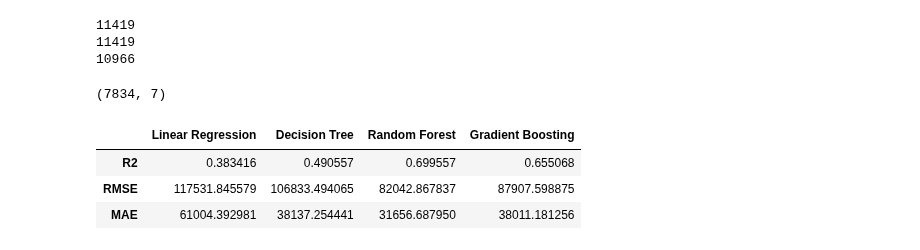
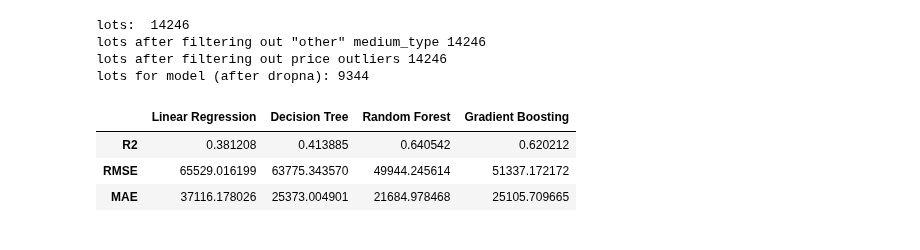
Before and after one commit to cryptogazzetta/Arte, a Jupyter notebook: analysis/artsy_auctions.ipynb, the cells around one changed output. Drawn from its saved outputs; the diff is of its cells as text; code cells hidden in the pictures.

```diff
--- a/analysis/artsy_auctions.ipynb
+++ b/analysis/artsy_auctions.ipynb
@@ -130,30 +130,29 @@ other       1102
 Name: count, dtype: int64
 # %%
-print(len(lots))
+print('lots: ',len(lots))
+lots_to_model = lots.copy()
 
-lots = lots[lots['Medium_type'] != 'Other']
+lots_to_model = lots_to_model[lots_to_model['Medium_type'] != 'Other']
+print('lots after filtering out "other" medium_type',len(lots_to_model))
 
-print(len(lots))
+percentil =  0.05
+lots_to_model = lots_to_model[lots_to_model['Price (USD)'] > lots_to_model['Price (USD)'].quantile(percentil)]
+lots_to_model = lots_to_model[lots_to_model['Price (USD)'] < lots_to_model['Price (USD)'].quantile(1-percentil)]
+print('lots after filtering out price outliers', len(lots))
 
-percentil =  0.02
-lots = lots[lots['Price (USD)'] > lots['Price (USD)'].quantile(percentil)]
-lots = lots[lots['Price (USD)'] < lots['Price (USD)'].quantile(1-percentil)]
-
-print(len(lots))
+lots_to_model = lots_to_model[['Artist', 'Width (cm)', 'Height (cm)', 'Year', 'Year of sale', 'Price (USD)', 'Medium_type']].dropna()
+print('lots for model (after dropna):', len(lots_to_model))
 # %% [output]
-11419
-11419
-10966
+lots:  14246
+lots after filtering out "other" medium_type 14246
+lots after filtering out price outliers 14246
+lots for model (after dropna): 9344
 # %%
 ## FIT PRICE MODELS
 
 # hide all warnings
 import warnings
 warnings.filterwarnings('ignore')
-
-lots_to_model = lots[['Artist', 'Width (cm)', 'Height (cm)', 'Year', 'Year of sale', 'Price (USD)', 'Medium_type']].dropna()
-
-print(lots_to_model.shape)
 
 X = lots_to_model.drop(['Price (USD)'], axis=1)
 y = lots_to_model['Price (USD)']
@@ -177,37 +176,36 @@ for column in X_test.columns:
 X_train = X_train.reindex(sorted(X_train.columns), axis=1)
 X_test = X_test.reindex(sorted(X_test.columns), axis=1)
 
 # function that fits all models and put metrics into a dataframe
 # the function returns the dataframe and a dictionary with the models
 def fit_models(X_train, y_train, X_test, y_test):
     models = {'Linear Regression': LinearRegression(),
               'Decision Tree': DecisionTreeRegressor(),
               'Random Forest': RandomForestRegressor(),
               'Gradient Boosting': GradientBoostingRegressor()}
 
     models_df = pd.DataFrame(columns=['Linear Regression', 'Decision Tree', 'Random Forest', 'Gradient Boosting'],
                              index=['R2', 'RMSE', 'MAE'])
 
     for name, model in models.items():
         model.fit(X_train, y_train)
         pred = model.predict(X_test)
         r2 = r2_score(y_test, pred)
         rmse = np.sqrt(mean_squared_error(y_test, pred))
         mae = mean_absolute_error(y_test, pred)
 
         models_df[name] = [r2, rmse, mae]
 
     return models_df, models
 
 models_df, models = fit_models(X_train, y_train, X_test, y_test)
 
 models_df
 # %% [output]
-(7834, 7)
 |  | Linear Regression | Decision Tree | Random Forest | Gradient Boosting |
-| R2 | 0.383416 | 0.490557 | 0.699557 | 0.655068 |
-| RMSE | 117531.845579 | 106833.494065 | 82042.867837 | 87907.598875 |
-| MAE | 61004.392981 | 38137.254441 | 31656.687950 | 38011.181256 |
+| R2 | 0.381208 | 0.413885 | 0.640542 | 0.620212 |
+| RMSE | 65529.016199 | 63775.343570 | 49944.245614 | 51337.172172 |
+| MAE | 37116.178026 | 25373.004901 | 21684.978468 | 25105.709665 |
 # %%
 ## SAVE LOCALLY MODEL AND X_TEST
 
```
Also changed, not shown: parts of 6 cells of this notebook, 23 other files.
